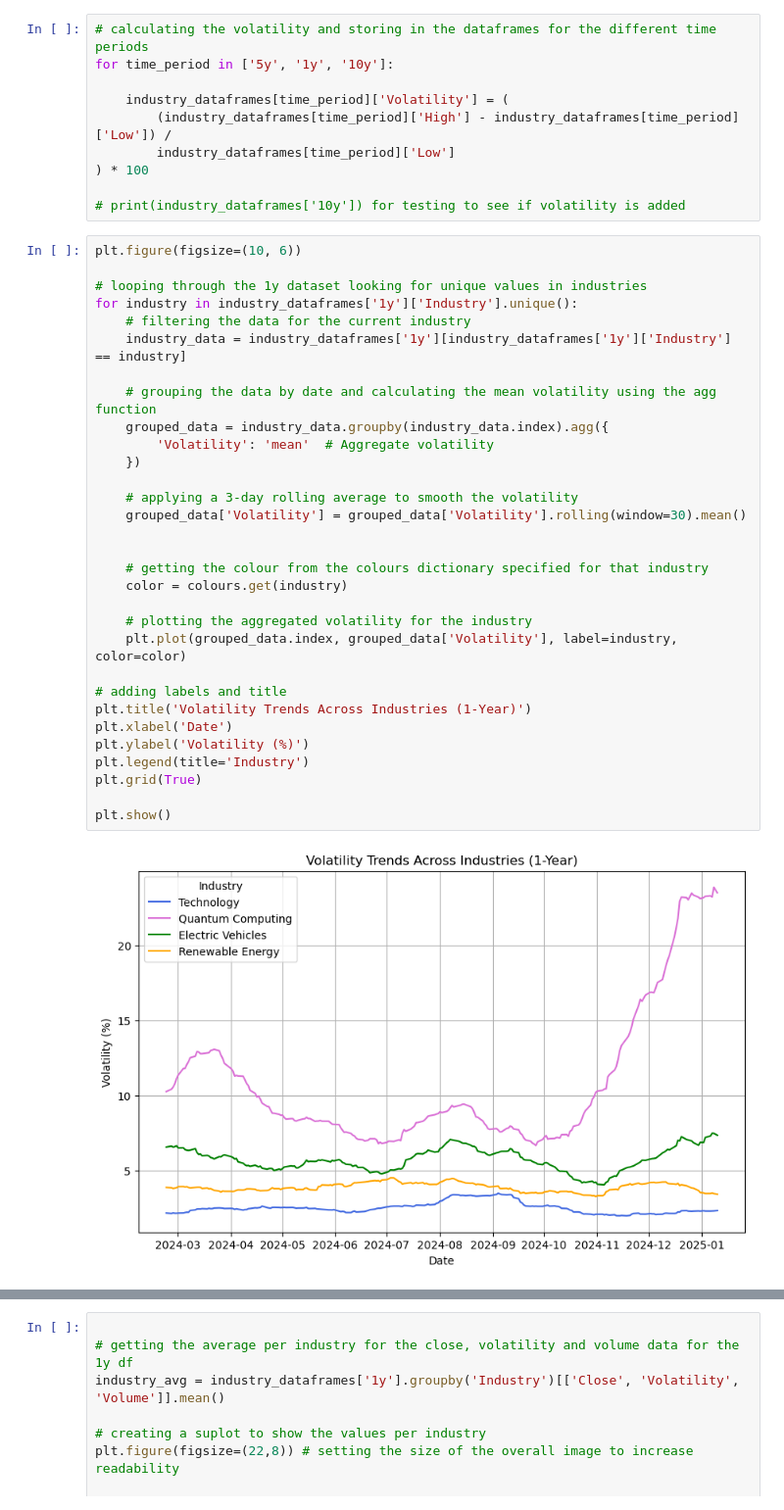
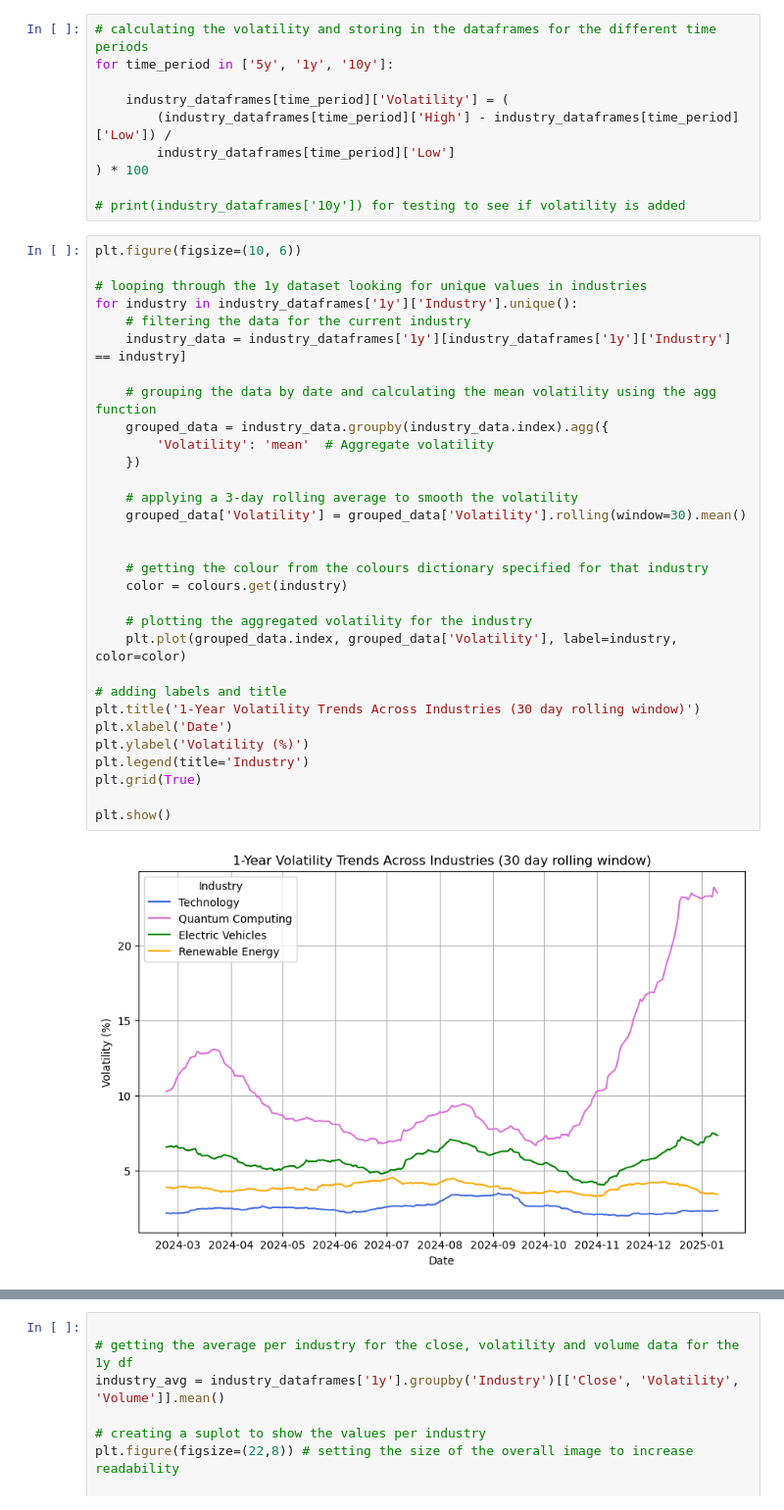
Before and after one commit to Ange-Dvs/PFDA-project, a Jupyter notebook: stocks.ipynb, the cells around one changed output, grey strips where cells are left out. Shown at 98% size. Cells and saved outputs as stored; diff of their text form.

```diff
--- a/stocks.ipynb
+++ b/stocks.ipynb
@@ -606,33 +666,33 @@ for time_period in ['5y', '1y', '10y']:
 plt.figure(figsize=(10, 6))
 
 # looping through the 1y dataset looking for unique values in industries
 for industry in industry_dataframes['1y']['Industry'].unique():
     # filtering the data for the current industry
     industry_data = industry_dataframes['1y'][industry_dataframes['1y']['Industry'] == industry]
 
     # grouping the data by date and calculating the mean volatility using the agg function
     grouped_data = industry_data.groupby(industry_data.index).agg({
         'Volatility': 'mean'  # Aggregate volatility
     })
 
     # applying a 3-day rolling average to smooth the volatility
     grouped_data['Volatility'] = grouped_data['Volatility'].rolling(window=30).mean()
 
 
     # getting the colour from the colours dictionary specified for that industry
     color = colours.get(industry)
 
     # plotting the aggregated volatility for the industry
     plt.plot(grouped_data.index, grouped_data['Volatility'], label=industry, color=color)
 
 # adding labels and title
-plt.title('Volatility Trends Across Industries (1-Year)')
+plt.title('1-Year Volatility Trends Across Industries (30 day rolling window)')
 plt.xlabel('Date')
 plt.ylabel('Volatility (%)')
 plt.legend(title='Industry')
 plt.grid(True)
 
 plt.show()
 # %% [output]
-[figure, old version]
+[figure, new version]
 # %% [markdown]
```
Also changed, not shown: parts of 59 cells of this notebook, 2 other files.
